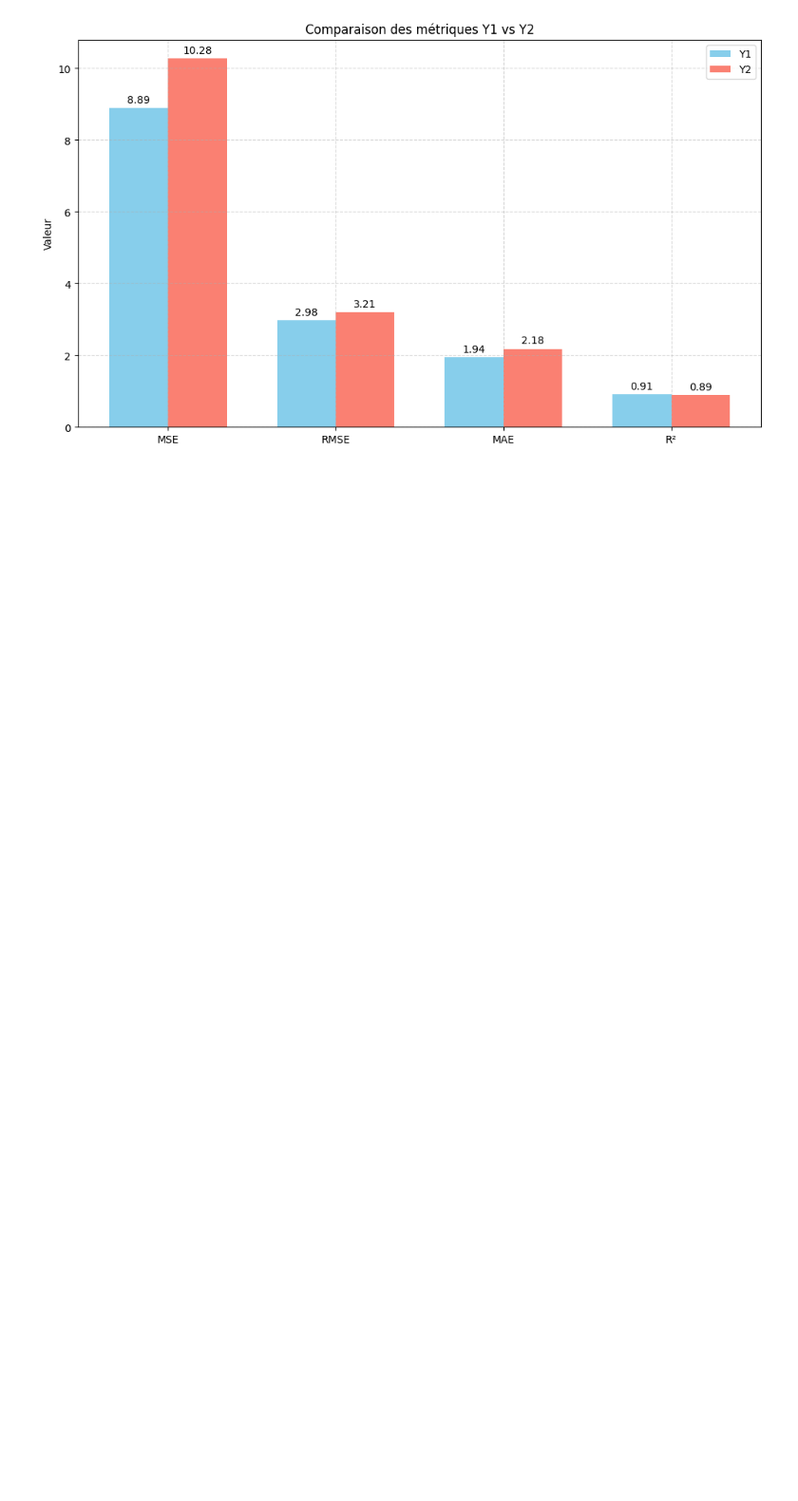
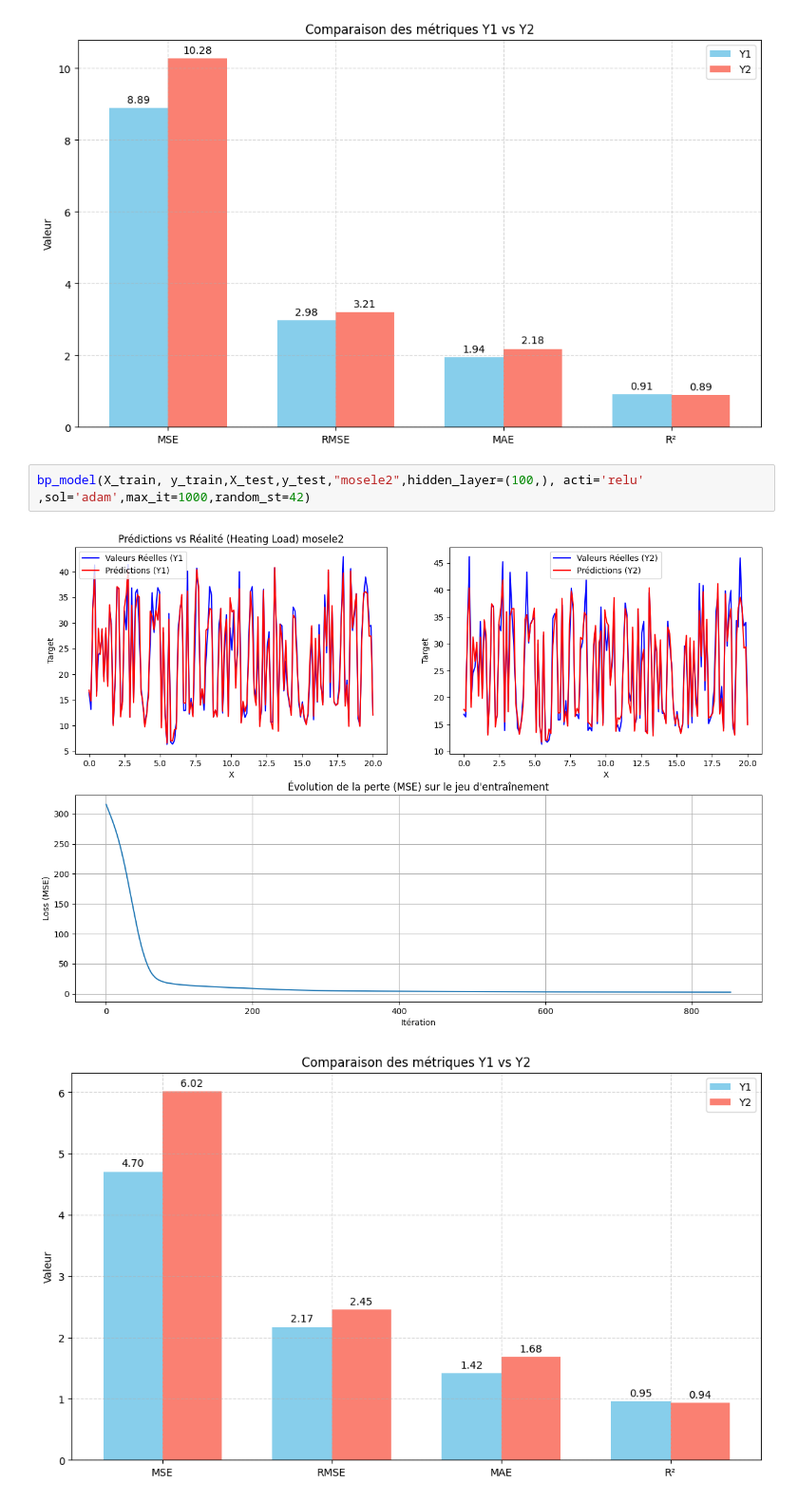
Before and after one commit to bakirmohammed1234/Prediction_Efficacite_Energetique_Batiments, a Jupyter notebook: BackPropagation.ipynb, the cells around one changed output. Shown at 95% size. Saved outputs shown, nothing was run; the diff lists cells and outputs as text; blank space fills up the shorter version.

```diff
--- a/BackPropagation.ipynb
+++ b/BackPropagation.ipynb
@@ -193,3 +189,8 @@ bp_model(X_train, y_train,X_test,y_test,"mosele1",hidden_layer=(13, 10,9), acti=
 # %% [output]
 [figure]
 [figure]
+# %%
+bp_model(X_train, y_train,X_test,y_test,"mosele2",hidden_layer=(100,), acti='relu' ,sol='adam',max_it=1000,random_st=42)
+# %% [output]
+[figure, added]
+[figure, added]
```
Also changed, not shown: parts of 5 cells of this notebook.
